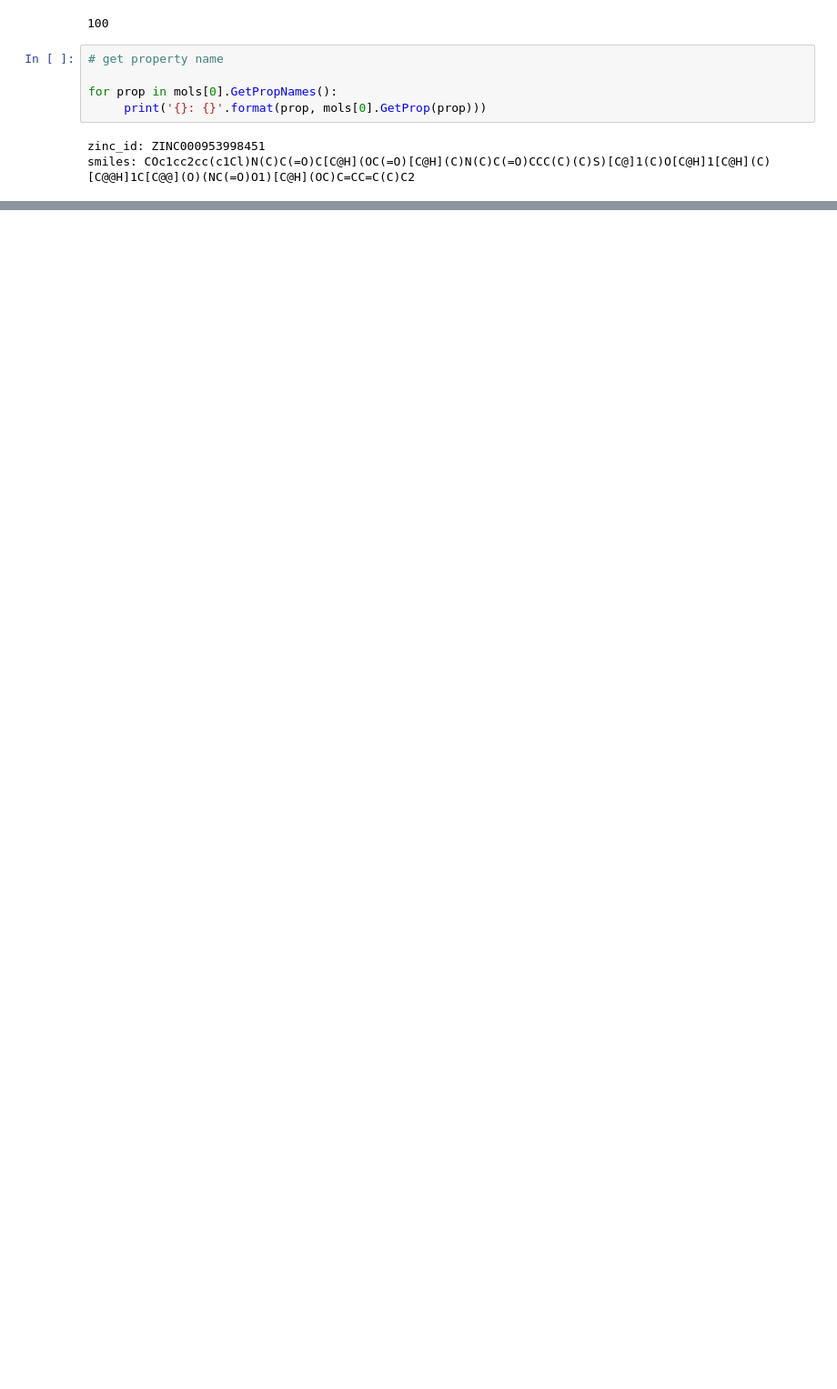
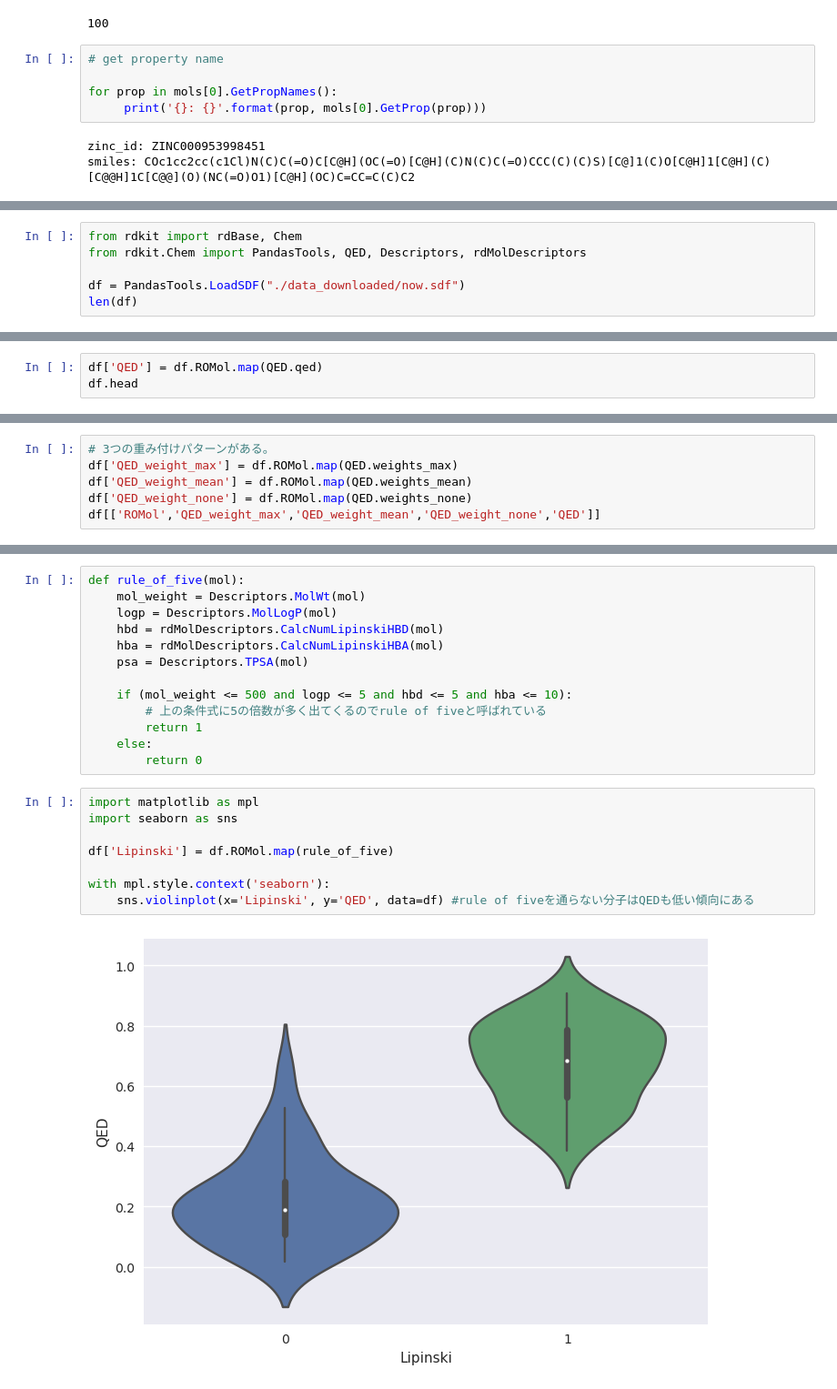
Before and after one commit to L40S38/mol-vae-pytorch, a Jupyter notebook: dataset_download.ipynb, the cells around one changed output, grey strips where cells are left out. Shown at 91% size. Saved outputs shown, nothing was run; the diff lists cells and outputs as text; blank space fills up the shorter version.

Commit message:
install.sh dataset_download.ipynb modified

```diff
--- a/dataset_download.ipynb
+++ b/dataset_download.ipynb
@@ -98,0 +113,6 @@ df[['zinc_id','smiles']].to_csv('./data/now_sdf.csv',encoding='utf-8')
+# %%
+from rdkit import rdBase, Chem
+from rdkit.Chem import PandasTools, QED, Descriptors, rdMolDescriptors
+
+df = PandasTools.LoadSDF("./data_downloaded/now.sdf")
+len(df)
@@ -98,0 +121,3 @@ df[['zinc_id','smiles']].to_csv('./data/now_sdf.csv',encoding='utf-8')
+# %%
+df['QED'] = df.ROMol.map(QED.qed)
+df.head
@@ -98,0 +142,6 @@ df[['zinc_id','smiles']].to_csv('./data/now_sdf.csv',encoding='utf-8')
+# %%
+# 3つの重み付けパターンがある。
+df['QED_weight_max'] = df.ROMol.map(QED.weights_max)
+df['QED_weight_mean'] = df.ROMol.map(QED.weights_mean)
+df['QED_weight_none'] = df.ROMol.map(QED.weights_none)
+df[['ROMol','QED_weight_max','QED_weight_mean','QED_weight_none','QED']]
@@ -98,0 +170,23 @@ df[['zinc_id','smiles']].to_csv('./data/now_sdf.csv',encoding='utf-8')
+# %%
+def rule_of_five(mol):
+    mol_weight = Descriptors.MolWt(mol)
+    logp = Descriptors.MolLogP(mol)
+    hbd = rdMolDescriptors.CalcNumLipinskiHBD(mol)
+    hba = rdMolDescriptors.CalcNumLipinskiHBA(mol)
+    psa = Descriptors.TPSA(mol)
+
+    if (mol_weight <= 500 and logp <= 5 and hbd <= 5 and hba <= 10):
+        # 上の条件式に5の倍数が多く出てくるのでrule of fiveと呼ばれている
+        return 1
+    else:
+        return 0
+# %%
+import matplotlib as mpl
+import seaborn as sns
+
+df['Lipinski'] = df.ROMol.map(rule_of_five)
+
+with mpl.style.context('seaborn'):
+    sns.violinplot(x='Lipinski', y='QED', data=df) #rule of fiveを通らない分子はQEDも低い傾向にある
+# %% [output]
+[figure, added]
```
Also changed, not shown: parts of 16 cells of this notebook, 3 other files.
